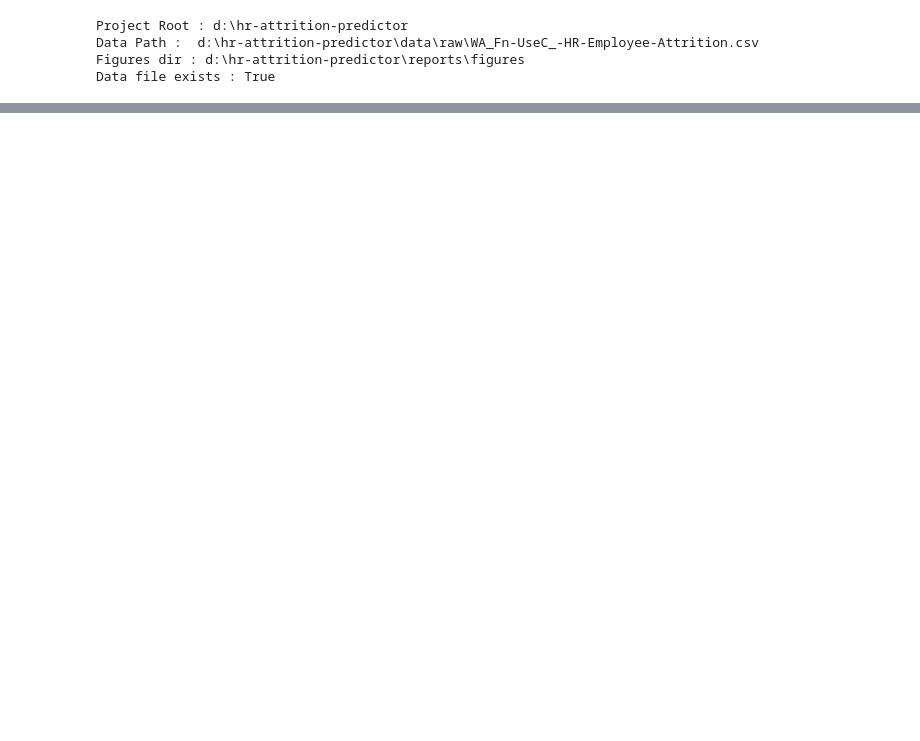
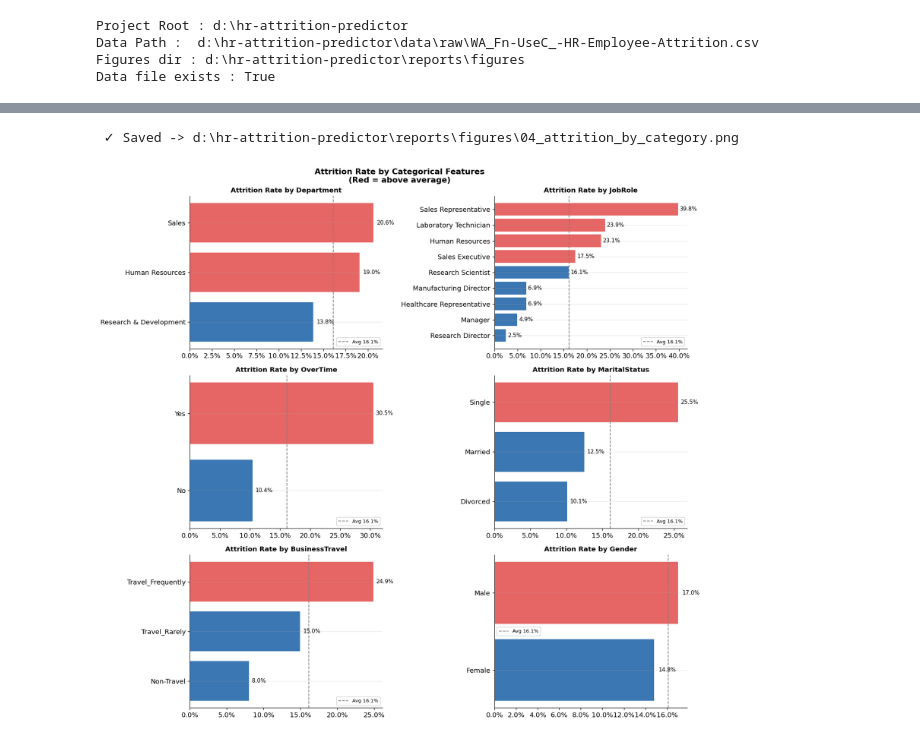
Before and after one commit to bhattacharyaArnab03/hr-attrition-predictor, a Jupyter notebook: notebooks/week1_eda.ipynb, the cells around one changed output, grey strips where cells are left out. Cells and saved outputs as stored; diff of their text form; code cells hidden in the pictures; blank space fills up the shorter version.

```diff
--- a/notebooks/week1_eda.ipynb
+++ b/notebooks/week1_eda.ipynb
@@ -74,0 +363,30 @@ print(f"Path: {p}")
+# %%
+#Section 6 -- Attrition Rate by Category -- Chart
+fig, axes = plt.subplots(3, 2, figsize=(14, 13))
+axes = axes.flatten()
+
+for i, col in enumerate(cat_to_plot):
+    rate = (
+        df.groupby(col)["Attrition"]
+          .apply(lambda x: (x == "Yes").sum() / len(x) * 100)
+          .sort_values(ascending=True)
+    )
+    bar_colors = ["#E24B4A" if v > overall_avg else BLUE for v in rate.values]
+
+    axes[i].barh(rate.index, rate.values, color=bar_colors, alpha=0.85)
+    axes[i].axvline(overall_avg, color="gray", linestyle="--",
+                    linewidth=1.2, label=f"Avg {overall_avg:.1f}%")
+    axes[i].set_title(f"Attrition Rate by {col}", fontweight="bold", fontsize=11)
+    axes[i].xaxis.set_major_formatter(mtick.PercentFormatter())
+    axes[i].legend(fontsize=8)
+    for j, v in enumerate(rate.values):
+        axes[i].text(v + 0.4, j, f"{v:.1f}%", va="center", fontsize=9)
+
+fig.suptitle("Attrition Rate by Categorical Features\n(Red = above average)",
+             fontsize=13, fontweight="bold")
+plt.tight_layout()
+save(fig, "04_attrition_by_category.png")
+plt.show()
+# %% [output]
+ ✓ Saved -> d:\hr-attrition-predictor\reports\figures\04_attrition_by_category.png
+[figure, added]
```
Also changed, not shown: parts of 20 cells of this notebook, 8 other files.
